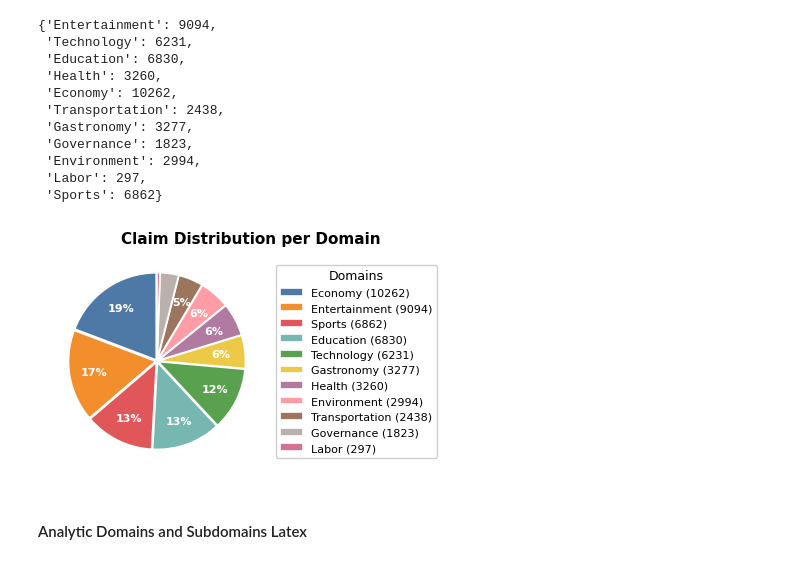
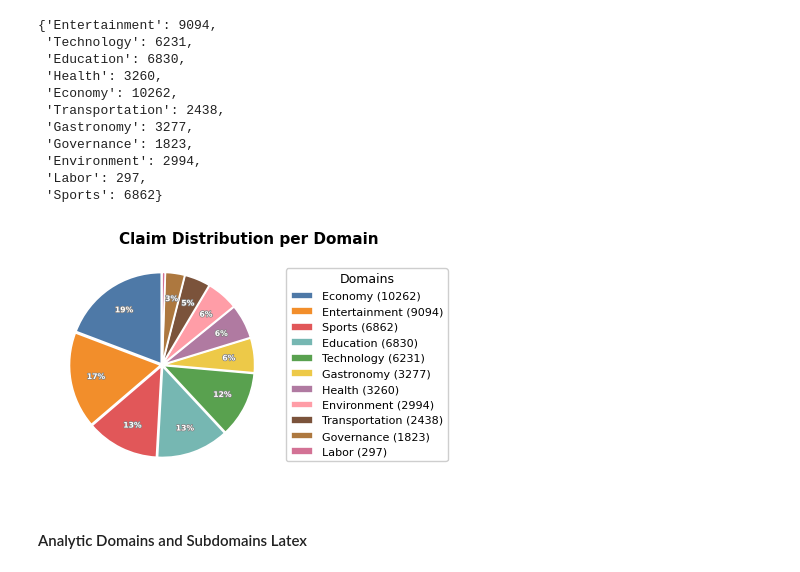
Before and after one commit to claimdb/claimdb, a Jupyter notebook: nbs/08_visualize.ipynb, the cells around one changed output. Saved outputs shown, nothing was run; the diff lists cells and outputs as text; code cells hidden in the pictures.

```diff
--- a/nbs/08_visualize.ipynb
+++ b/nbs/08_visualize.ipynb
@@ -1181,0 +1160,2 @@ db_info
+# %%
+db_names = list(unique_databases)
@@ -1181,0 +1182,14 @@ db_info
+# %%
+def count_tokens(tmp_dir):
+    total = 0
+    for csv_file in os.listdir(tmp_dir):
+        with open(tmp_dir / csv_file, 'r') as f:
+            for line in f:
+                total += len(encoding.encode(line))
+    return total
+# %%
+for db_name in db_names:
+    tmp_dir = export_csvs(db_name)
+    db_info[db_name]['num_tokens'] = count_tokens(tmp_dir)
+    shutil.rmtree(tmp_dir)
+    print(f"{db_name}: {db_info[db_name]['num_tokens']:,} tokens")
@@ -1181,0 +1214,9 @@ db_info
+# %%
+tokens_needed = 0
+total = 0
+for claim_bucket in benchmark:
+    db_name = claim_bucket['db_name']
+    tokens_needed += db_info[db_name]['num_tokens']
+    total += 1
+
+print(f"Average Tokens Avail per Claim: {int(tokens_needed / total):,}")
@@ -1353,7 +1440,8 @@ super_domain_count
  'Sports': 6862}
 # %%
 # Create aesthetic pie chart for super domain distribution - ACL single column format
-fig, ax = plt.subplots(figsize=(4, 3.2))
+fig, ax = plt.subplots(figsize=(3.6, 3.3))
+ax.set_position([0.05, 0.05, 0.55, 0.85])  # [left, bottom, width, height] in figure coords
 
 # Sort domains by count for better visualization
 sorted_domains = sorted(super_domain_count.items(), key=lambda x: x[1], reverse=True)
@@ -1371,14 +1459,14 @@ colors = [
     '#EDC948',  # Health - gold
     '#B07AA1',  # Food - purple
     '#FF9DA7',  # Environment - pink
-    '#9C755F',  # Transportation - brown
-    '#BAB0AC',  # Governance - gray
+    "#7B533B",  # Transportation - brown
+    "#AD783F",  # Governance - gray
     '#D37295',  # Labor - rose
 ]
 
 # Only show percentage labels for slices > 4%
 def autopct_func(pct):
-    return f'{pct:.0f}%' if pct > 4 else ''
+    return f'{pct:.0f}%' if pct > 2 else ''
 
 # Create pie chart
 wedges, texts, autotexts = ax.pie(
@@ -1392,39 +1480,40 @@ wedges, texts, autotexts = ax.pie(
     wedgeprops={'edgecolor': 'white', 'linewidth': 1.2}
 )
 
-# Style the percentage text
+import matplotlib.patheffects as pe
 for autotext in autotexts:
-    autotext.set_fontsize(8)
+    autotext.set_fontsize(5.5)
     autotext.set_fontweight('bold')
     autotext.set_color('white')
+    autotext.set_path_effects([pe.withStroke(linewidth=1, foreground='gray')])
 
 # Create legend with percentages
 legend_labels = [f'{label} ({count})' for label, count in sorted_domains]
 ax.legend(
     wedges,
     legend_labels,
     title="Domains",
     loc="center left",
     bbox_to_anchor=(1.02, 0.5),
     fontsize=8,
     title_fontsize=9,
     framealpha=0.95
 )
 
 #ax.set_title('Claim Distribution by Domain', fontsize=11, fontweight='bold', pad=8)
 ax.set_title("")  # remove axis title
 fig.suptitle(
     'Claim Distribution per Domain',
     fontsize=11,
     fontweight='bold',
-    x=0.56,          # force horizontal center
+    x=0.69,          # force horizontal center
     y=0.85          # vertical position
 )
 plt.tight_layout()
 plt.savefig(config.paper_plots_dir / 'super_domain_distribution_pie.pdf', bbox_inches='tight')
 plt.show()
 # %% [output]
-[figure, old version]
+[figure, new version]
 # %% [markdown]
 #### Analytic Domains and Subdomains Latex
 # %%
```
Also changed, not shown: parts of 16 cells of this notebook, 13 other files.
